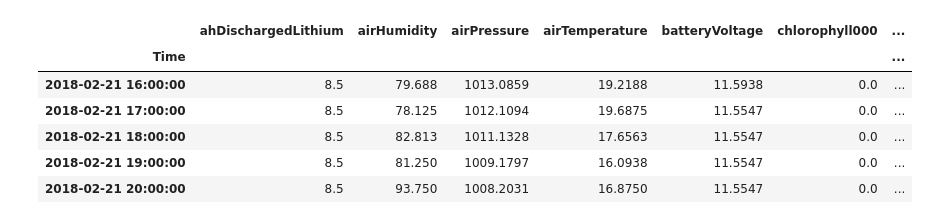
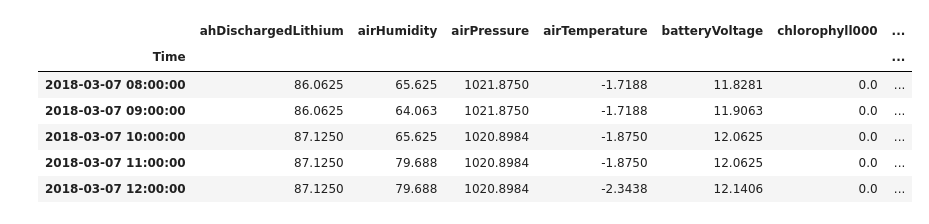
Before and after one commit to IGPResearch/sandbox, a Jupyter notebook: code/Met-Buoy-Plot.ipynb, the cells around one changed output. Drawn from its saved outputs; the diff is of its cells as text; code cells hidden in the pictures.

```diff
--- a/code/Met-Buoy-Plot.ipynb
+++ b/code/Met-Buoy-Plot.ipynb
@@ -16,24 +15,26 @@ dirname = Path('../data/buoy').makedirs_p()
 with ftplib.FTP(addr) as ftp:
     ftp.login(user=username, passwd=password)
     filelist = []
-    ftp.retrlines('LIST *.csv', filelist.append)
+    ftp.retrlines('LIST ' + file_name, filelist.append)
     filelist = [f.split()[-1] for f in filelist]
     for f in filelist:
         file_name = dirname / f
         with file_name.open('wb') as io:
-            ftp.retrbinary("RETR " + f, io.write)
+            ftp.retrbinary('RETR ' + f, io.write)
 # %%
-df = pd.read_csv(file_name, skiprows=1, sep=';', parse_dates=[0], index_col=0)
+df = pd.read_csv(file_name, skiprows=1, sep=';',
+                 parse_dates=[0], date_parser=lambda x: pd.datetime.strptime(x, '%d.%m.%Y %H:%M:%S'),
+                 index_col=0)
 # %%
-df.head()
+df.tail()
 # %% [output]
 |  | ahDischargedLithium | airHumidity | airPressure | airTemperature | batteryVoltage | chlorophyll000 | ... |
 | Time |  |  |  |  |  |  | ... |
-| 2018-02-21 16:00:00 | 8.5 | 79.688 | 1013.0859 | 19.2188 | 11.5938 | 0.0 | ... |
-| 2018-02-21 17:00:00 | 8.5 | 78.125 | 1012.1094 | 19.6875 | 11.5547 | 0.0 | ... |
-| 2018-02-21 18:00:00 | 8.5 | 82.813 | 1011.1328 | 17.6563 | 11.5547 | 0.0 | ... |
-| 2018-02-21 19:00:00 | 8.5 | 81.250 | 1009.1797 | 16.0938 | 11.5547 | 0.0 | ... |
-| 2018-02-21 20:00:00 | 8.5 | 93.750 | 1008.2031 | 16.8750 | 11.5547 | 0.0 | ... |
+| 2018-03-07 08:00:00 | 86.0625 | 65.625 | 1021.8750 | -1.7188 | 11.8281 | 0.0 | ... |
+| 2018-03-07 09:00:00 | 86.0625 | 64.063 | 1021.8750 | -1.7188 | 11.9063 | 0.0 | ... |
+| 2018-03-07 10:00:00 | 87.1250 | 65.625 | 1020.8984 | -1.8750 | 12.0625 | 0.0 | ... |
+| 2018-03-07 11:00:00 | 87.1250 | 79.688 | 1020.8984 | -1.8750 | 12.0625 | 0.0 | ... |
+| 2018-03-07 12:00:00 | 87.1250 | 79.688 | 1020.8984 | -2.3438 | 12.1406 | 0.0 | ... |
 # %%
 fig0, ax0 = plt.subplots(figsize=(20, 8))
 ax1 = ax0.twinx()
```
Also changed, not shown: parts of 3 cells of this notebook.
